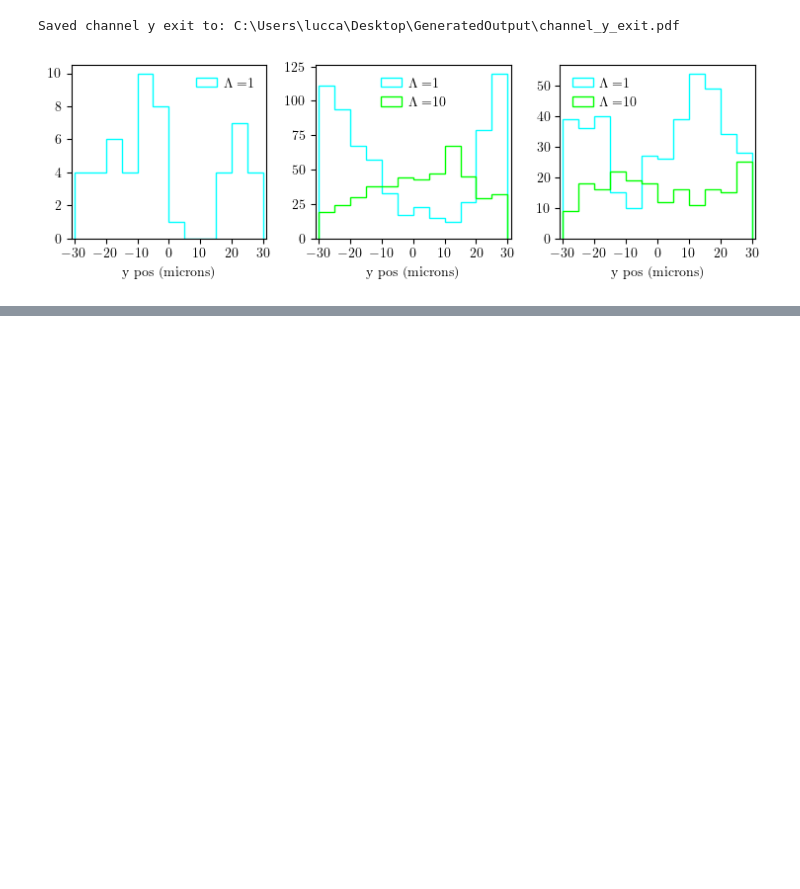
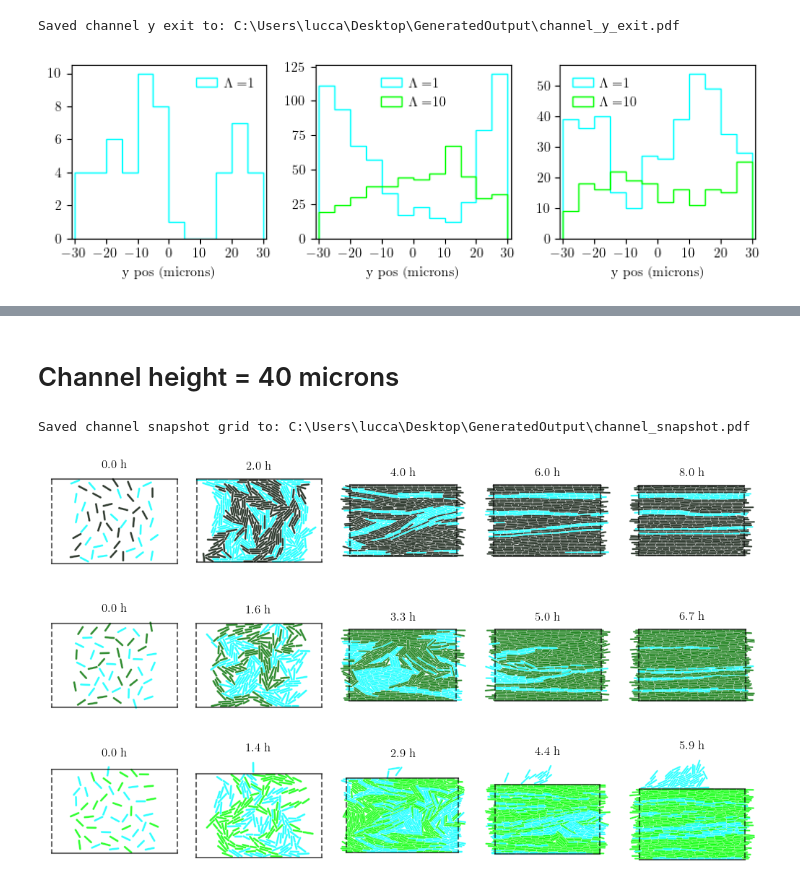
Before and after one commit to luccajohannleal-maker/Friction_Biofilms, a Jupyter notebook: Analysis/Channel_analysis.ipynb, the cells around one changed output, grey strips where cells are left out. Drawn from its saved outputs; the diff is of its cells as text; code cells hidden in the pictures; blank space fills up the shorter version.

```diff
--- a/Analysis/Channel_analysis.ipynb
+++ b/Analysis/Channel_analysis.ipynb
@@ -19,6 +19,12 @@ w60L10 = pfunc.repeat_files(data_loc+"InfiniteChannel\\60microns\\Lambdas1AND10"
 
 microns60 = w60L1_5 + w60L5 + w60L10
 microns60_av = [w60L1_5,w60L5,w60L10]
+
+w40L1_5 = pfunc.repeat_files(data_loc+"InfiniteChannel\\40microns\\Lambdas1AND1_5",1)
+w40L5 = pfunc.repeat_files(data_loc+"InfiniteChannel\\40microns\\Lambdas1AND5",1)
+w40L10 = pfunc.repeat_files(data_loc+"InfiniteChannel\\40microns\\Lambdas1AND10",1)
+
+microns40 = w40L1_5 + w40L5 + w40L10
 # %%
 pch.plot_channels(test_data_120mu,width=120)
 # %% [output]
@@ -81,0 +90,7 @@ Saved average fraction plot to: C:\Users\lucca\Desktop\GeneratedOutput\average_f
+# %% [markdown]
+# Channel height = 40 microns
+# %%
+pch.plot_channels(microns40, width=40)
+# %% [output]
+Saved channel snapshot grid to: C:\Users\lucca\Desktop\GeneratedOutput\channel_snapshot.pdf
+[figure, added]
```
Also changed, not shown: parts of 12 cells of this notebook, 7 other files.
